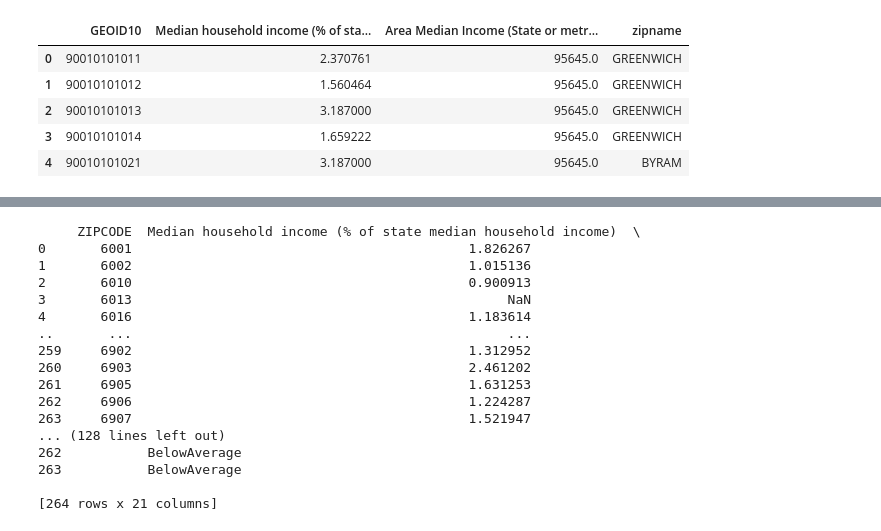
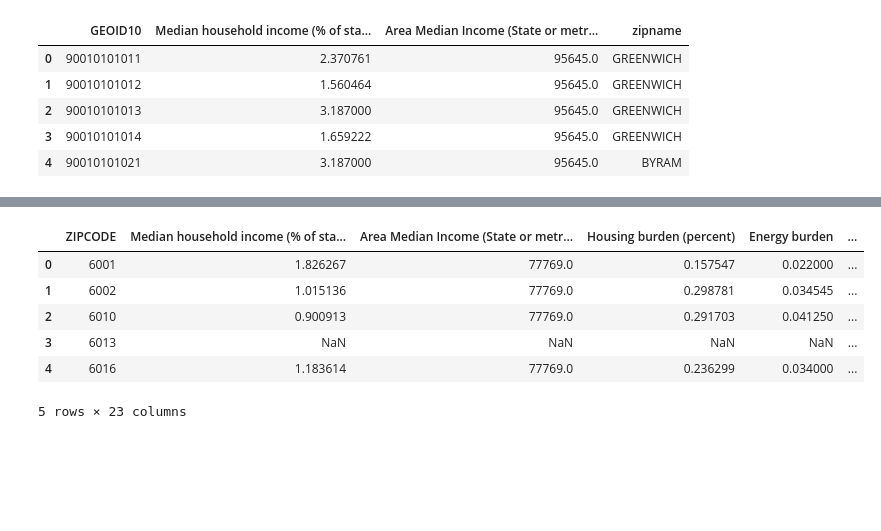
Before and after one commit to switzersc/enpower-mit-policy-hack, a Jupyter notebook: Vinith's version.ipynb, the cells around one changed output, grey strips where cells are left out. Cells and saved outputs as stored; diff of their text form; code cells hidden in the pictures; blank space fills up the shorter version.

```diff
--- a/Vinith's version.ipynb
+++ b/Vinith's version.ipynb
@@ -60,26 +61,16 @@ ct_refined.head()
 ct_refined = ct_refined.groupby('ZIPCODE').mean()
 # %%
 Final_data = pd.merge(ct_refined, Eversource, on='ZIPCODE')
-# %%
-print(Final_data)
-# %% [output]
-     ZIPCODE  Median household income (% of state median household income)  \
-0       6001                                           1.826267
-1       6002                                           1.015136
-2       6010                                           0.900913
-3       6013                                                NaN
-4       6016                                           1.183614
-..       ...                                                ...
-259     6902                                           1.312952
-260     6903                                           2.461202
-261     6905                                           1.631253
-262     6906                                           1.224287
-263     6907                                           1.521947
-... (128 lines left out)
-262           BelowAverage
-263           BelowAverage
-
-[264 rows x 21 columns]
+# %%
+Final_data.head()
+# %% [output]
+|  | ZIPCODE | Median household income (% of sta... | Area Median Income (State or metr... | Housing burden (percent) | Energy burden | ... |
+| 0 | 6001 | 1.826267 | 77769.0 | 0.157547 | 0.022000 | ... |
+| 1 | 6002 | 1.015136 | 77769.0 | 0.298781 | 0.034545 | ... |
+| 2 | 6010 | 0.900913 | 77769.0 | 0.291703 | 0.041250 | ... |
+| 3 | 6013 | NaN | NaN | NaN | NaN | ... |
+| 4 | 6016 | 1.183614 | 77769.0 | 0.236299 | 0.034000 | ... |
+5 rows × 23 columns
 # %%
 Final_data.to_csv('final_data.csv')
 # %%
```
Also changed, not shown: parts of 3 cells of this notebook, 2 other files.
